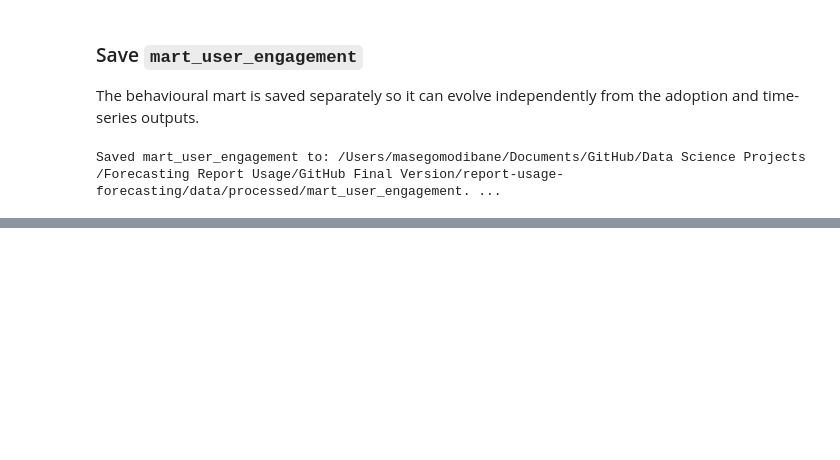
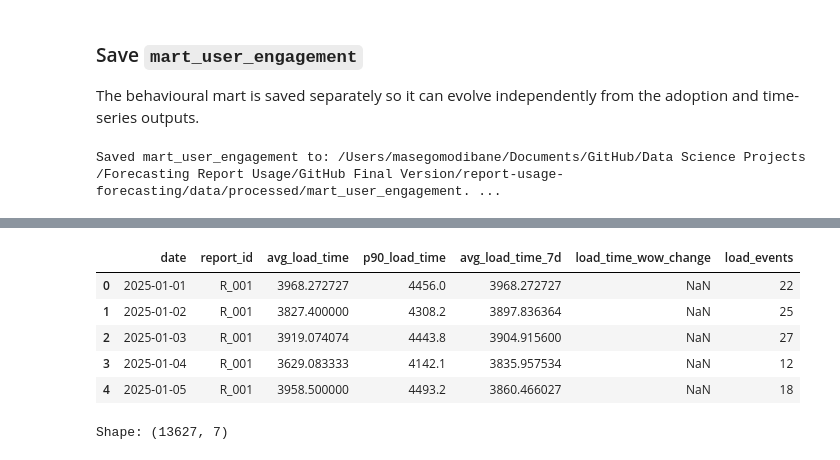
Before and after one commit to MasegoM94/report-usage-forecasting, a Jupyter notebook: notebooks/05_feature_engineering.ipynb, the cells around one changed output, grey strips where cells are left out. Cells and saved outputs as stored; diff of their text form; code cells hidden in the pictures; blank space fills up the shorter version.

```diff
--- a/notebooks/05_feature_engineering.ipynb
+++ b/notebooks/05_feature_engineering.ipynb
@@ -534,0 +573,18 @@ Saved mart_user_engagement to: /Users/masegomodibane/Documents/GitHub/Data Scien
+# %%
+mart_report_performance = build_report_performance_features(
+    fact_report_loads=fact_report_loads,
+    date_col="date_key",
+    report_col="report_id",
+    load_time_col="load_time_ms",
+)
+
+display(mart_report_performance.head())
+print("Shape:", mart_report_performance.shape)
+# %% [output]
+|  | date | report_id | avg_load_time | p90_load_time | avg_load_time_7d | load_time_wow_change | load_events |
+| 0 | 2025-01-01 | R_001 | 3968.272727 | 4456.0 | 3968.272727 | NaN | 22 |
+| 1 | 2025-01-02 | R_001 | 3827.400000 | 4308.2 | 3897.836364 | NaN | 25 |
+| 2 | 2025-01-03 | R_001 | 3919.074074 | 4443.8 | 3904.915600 | NaN | 27 |
+| 3 | 2025-01-04 | R_001 | 3629.083333 | 4142.1 | 3835.957534 | NaN | 12 |
+| 4 | 2025-01-05 | R_001 | 3958.500000 | 4493.2 | 3860.466027 | NaN | 18 |
+Shape: (13627, 7)
```
Also changed, not shown: parts of 11 cells of this notebook, 2 other files.
